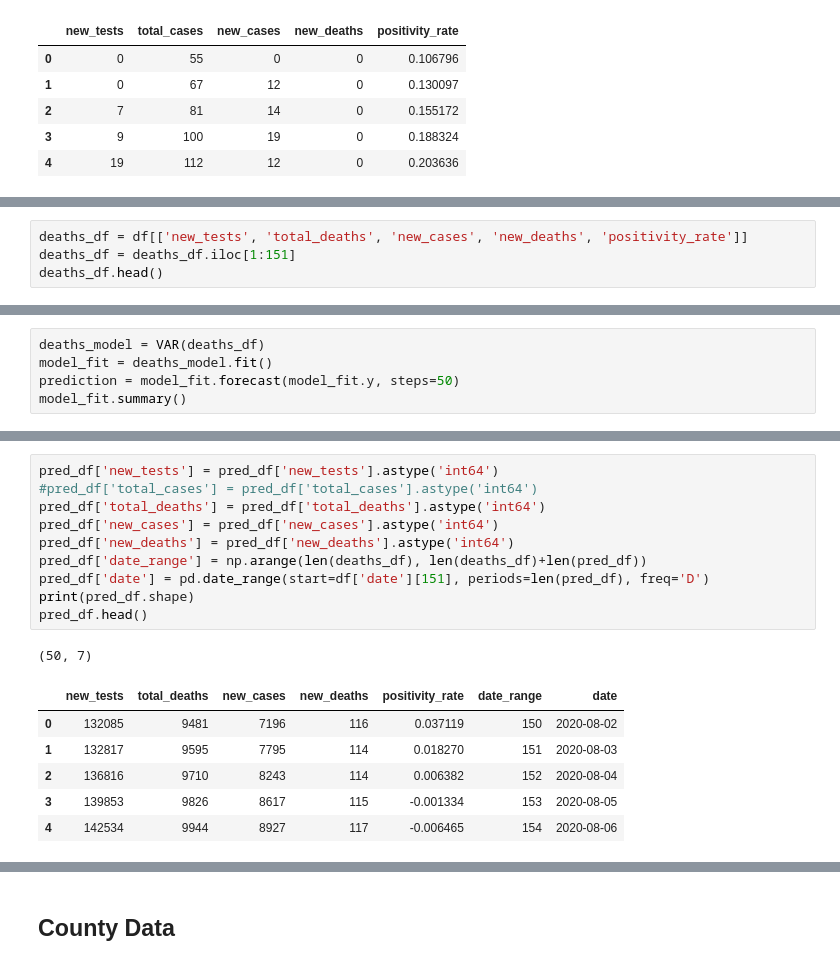
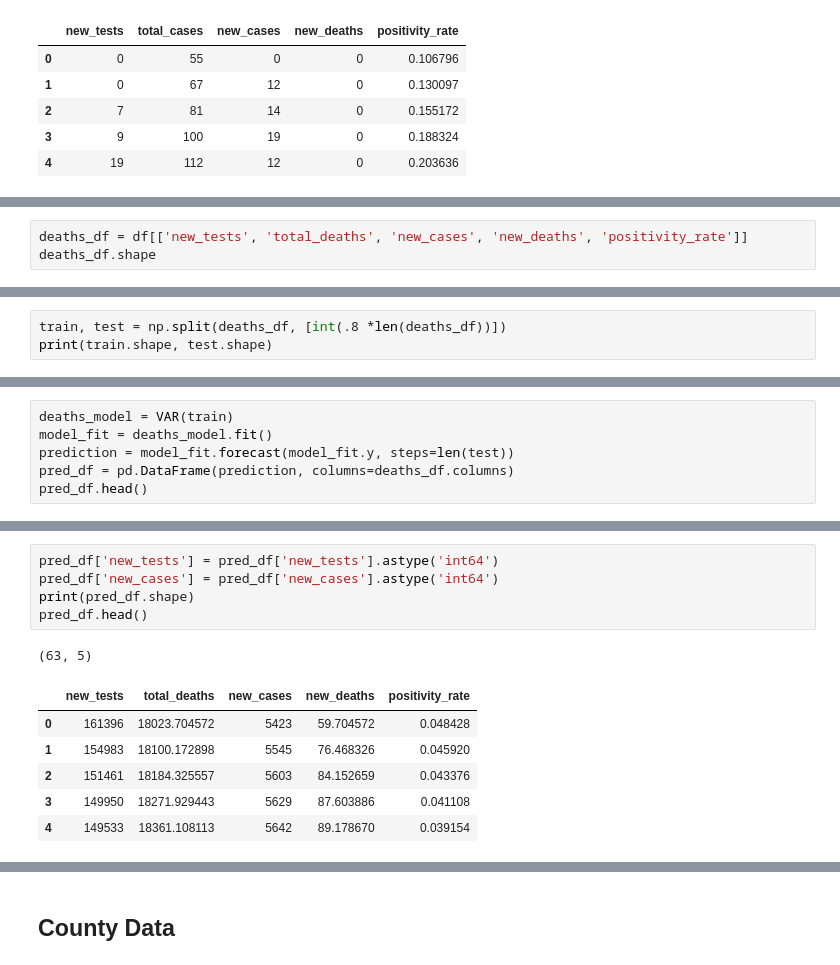
Before and after one commit to grantgambetta/2020-2021-Research, a Jupyter notebook: preprocessing_and_baselines.ipynb, the cells around one changed output, grey strips where cells are left out. Saved outputs shown, nothing was run; the diff lists cells and outputs as text.

```diff
--- a/preprocessing_and_baselines.ipynb
+++ b/preprocessing_and_baselines.ipynb
@@ -252,5 +252,4 @@ plt.show()
 # %%
 deaths_df = df[['new_tests', 'total_deaths', 'new_cases', 'new_deaths', 'positivity_rate']]
-deaths_df = deaths_df.iloc[1:151]
-deaths_df.head()
+deaths_df.shape
 # %% [output]
@@ -262,0 +257,3 @@ deaths_df.head()
+# %%
+train, test = np.split(deaths_df, [int(.8 *len(deaths_df))])
+print(train.shape, test.shape)
@@ -263,6 +262,7 @@ deaths_df.head()
 # %%
-deaths_model = VAR(deaths_df)
+deaths_model = VAR(train)
 model_fit = deaths_model.fit()
-prediction = model_fit.forecast(model_fit.y, steps=50)
-model_fit.summary()
+prediction = model_fit.forecast(model_fit.y, steps=len(test))
+pred_df = pd.DataFrame(prediction, columns=deaths_df.columns)
+pred_df.head()
 # %% [output]
@@ -296,21 +275,16 @@ pred_df.head()
 # %%
 pred_df['new_tests'] = pred_df['new_tests'].astype('int64')
-#pred_df['total_cases'] = pred_df['total_cases'].astype('int64')
-pred_df['total_deaths'] = pred_df['total_deaths'].astype('int64')
 pred_df['new_cases'] = pred_df['new_cases'].astype('int64')
-pred_df['new_deaths'] = pred_df['new_deaths'].astype('int64')
-pred_df['date_range'] = np.arange(len(deaths_df), len(deaths_df)+len(pred_df))
-pred_df['date'] = pd.date_range(start=df['date'][151], periods=len(pred_df), freq='D')
 print(pred_df.shape)
 pred_df.head()
 # %% [output]
-(50, 7)
+(63, 5)
-|  | new_tests | total_deaths | new_cases | new_deaths | positivity_rate | date_range | date |
-| 0 | 132085 | 9481 | 7196 | 116 | 0.037119 | 150 | 2020-08-02 |
-| 1 | 132817 | 9595 | 7795 | 114 | 0.018270 | 151 | 2020-08-03 |
-| 2 | 136816 | 9710 | 8243 | 114 | 0.006382 | 152 | 2020-08-04 |
-| 3 | 139853 | 9826 | 8617 | 115 | -0.001334 | 153 | 2020-08-05 |
-| 4 | 142534 | 9944 | 8927 | 117 | -0.006465 | 154 | 2020-08-06 |
+|  | new_tests | total_deaths | new_cases | new_deaths | positivity_rate |
+| 0 | 161396 | 18023.704572 | 5423 | 59.704572 | 0.048428 |
+| 1 | 154983 | 18100.172898 | 5545 | 76.468326 | 0.045920 |
+| 2 | 151461 | 18184.325557 | 5603 | 84.152659 | 0.043376 |
+| 3 | 149950 | 18271.929443 | 5629 | 87.603886 | 0.041108 |
+| 4 | 149533 | 18361.108113 | 5642 | 89.178670 | 0.039154 |
 # %%
 plt.figure(figsize=(12,8))
 plt.rc('font', size=12)
```
Also changed, not shown: parts of 33 cells of this notebook.
